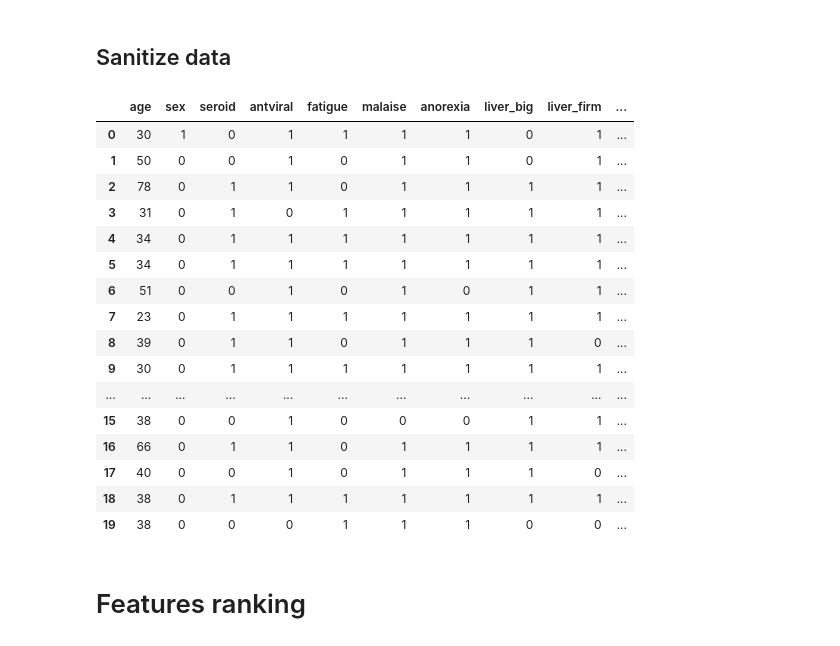
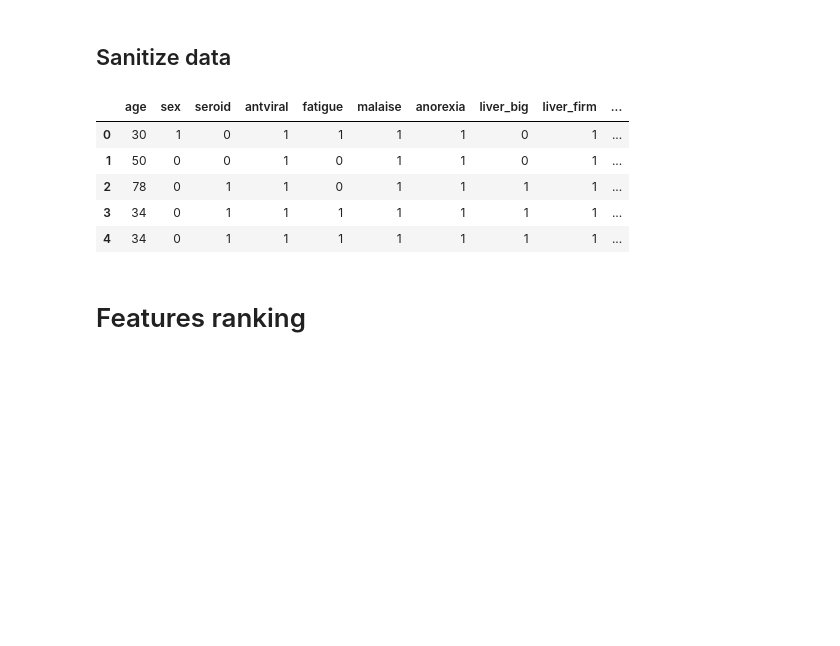
Before and after one commit to werd0n4/hepatitis_neural_network_classifier, a Jupyter notebook: main.ipynb, the cells around one changed output. Cells and saved outputs as stored; diff of their text form; code cells hidden in the pictures; blank space fills up the shorter version.

```diff
--- a/main.ipynb
+++ b/main.ipynb
@@ -27,59 +26,31 @@ columns_to_drop = ['alk_phosphate', 'protime']
 df = pd.read_csv(data_path, names=columns)
 # %% [markdown]
 ## Sanitize data
-# %%
-df = df.replace(to_replace="?", value="-1")
-df = df.reset_index(drop=True)
-
-# convert 'Object' type to floats and ints'
-for column in columns_with_types:
-    col_name, col_type = column
-    df[col_name] = df[col_name].astype(col_type)
-
-# replace class marks
-df.replace({1: 0, 2: 1}, inplace=True)
-
-# replace empty cells with expected value for a given column
-for column in columns_with_types:
-    col_name, col_type = column
-    expected_value = -1
-    if col_type is float:
-        sum = df[df[col_name].astype("float") >= 0.0].sum()[col_name]
-        count = len(df[df[col_name].astype("float") >= 0.0])
-        expected_value = sum / float(count)
-    else:
-        false_count = len(df[df[col_name] == 0])
-        true_count = len(df[df[col_name] == 1])
-        expected_value = 0 if false_count > true_count else 1
-    df[col_name] = df[col_name].replace(to_replace=col_type(-1), value=expected_value)
-
-
-# drop columns with many empty records
-# df = df.drop(columns_to_drop, axis=1)
-
-# divdie df to X and y sets
-X = df.drop(['class'], axis=1)
-y = df['class']
-
-X.head(20)
-# %% [output]
-|  | age | sex | seroid | antviral | fatigue | malaise | anorexia | liver_big | liver_firm | ... |
-| 0 | 30 | 1 | 0 | 1 | 1 | 1 | 1 | 0 | 1 | ... |
-| 1 | 50 | 0 | 0 | 1 | 0 | 1 | 1 | 0 | 1 | ... |
-| 2 | 78 | 0 | 1 | 1 | 0 | 1 | 1 | 1 | 1 | ... |
-| 3 | 31 | 0 | 1 | 0 | 1 | 1 | 1 | 1 | 1 | ... |
-| 4 | 34 | 0 | 1 | 1 | 1 | 1 | 1 | 1 | 1 | ... |
-| 5 | 34 | 0 | 1 | 1 | 1 | 1 | 1 | 1 | 1 | ... |
-| 6 | 51 | 0 | 0 | 1 | 0 | 1 | 0 | 1 | 1 | ... |
-| 7 | 23 | 0 | 1 | 1 | 1 | 1 | 1 | 1 | 1 | ... |
-| 8 | 39 | 0 | 1 | 1 | 0 | 1 | 1 | 1 | 0 | ... |
-| 9 | 30 | 0 | 1 | 1 | 1 | 1 | 1 | 1 | 1 | ... |
-| ... | ... | ... | ... | ... | ... | ... | ... | ... | ... | ... |
-| 15 | 38 | 0 | 0 | 1 | 0 | 0 | 0 | 1 | 1 | ... |
-| 16 | 66 | 0 | 1 | 1 | 0 | 1 | 1 | 1 | 1 | ... |
-| 17 | 40 | 0 | 0 | 1 | 0 | 1 | 1 | 1 | 0 | ... |
-| 18 | 38 | 0 | 1 | 1 | 1 | 1 | 1 | 1 | 1 | ... |
-| 19 | 38 | 0 | 0 | 0 | 1 | 1 | 1 | 0 | 0 | ... |
+# %%
+# drop columns with many empty records
+df = df.drop(columns_to_drop, axis=1)
+# mark '?' as NaN
+df = df[df != '?']
+# drop NaN
+df = df.dropna()
+df = df.reset_index(drop=True)
+# convert 'Object' type to floats and ints
+df[['bilirubin', 'sgot', 'albumin']] = df[['bilirubin', 'sgot', 'albumin']].astype('float')
+df[['class', 'sex', 'seroid', 'antviral', 'fatigue', 'malaise', 'anorexia', 'liver_big', 'liver_firm', 'spleen_palpable', 'spiders', 'ascites', 'varices', 'histology']] = df[['class', 'sex', 'seroid', 'antviral', 'fatigue', 'malaise', 'anorexia', 'liver_big', 'liver_firm', 'spleen_palpable', 'spiders', 'ascites', 'varices', 'histology']].astype(int)
+# replace class marks
+df.replace({1: 0, 2: 1}, inplace=True)
+# divdie df to X and y sets
+X = df.drop(['class'], axis=1)
+y = df['class']
+
+X.head()
+# %% [output]
+|  | age | sex | seroid | antviral | fatigue | malaise | anorexia | liver_big | liver_firm | ... |
+| 0 | 30 | 1 | 0 | 1 | 1 | 1 | 1 | 0 | 1 | ... |
+| 1 | 50 | 0 | 0 | 1 | 0 | 1 | 1 | 0 | 1 | ... |
+| 2 | 78 | 0 | 1 | 1 | 0 | 1 | 1 | 1 | 1 | ... |
+| 3 | 34 | 0 | 1 | 1 | 1 | 1 | 1 | 1 | 1 | ... |
+| 4 | 34 | 0 | 1 | 1 | 1 | 1 | 1 | 1 | 1 | ... |
 # %% [markdown]
 # Features ranking
 # %%
```
Also changed, not shown: parts of 13 cells of this notebook, 1 other file.
